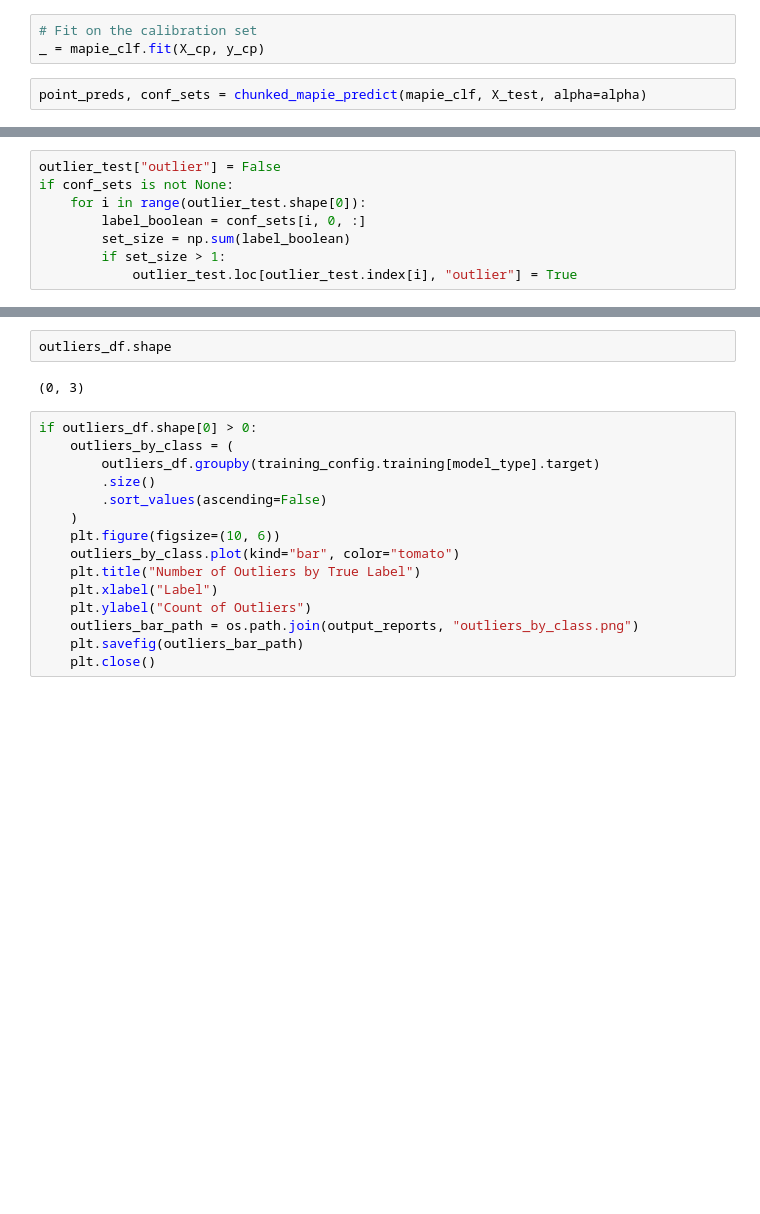
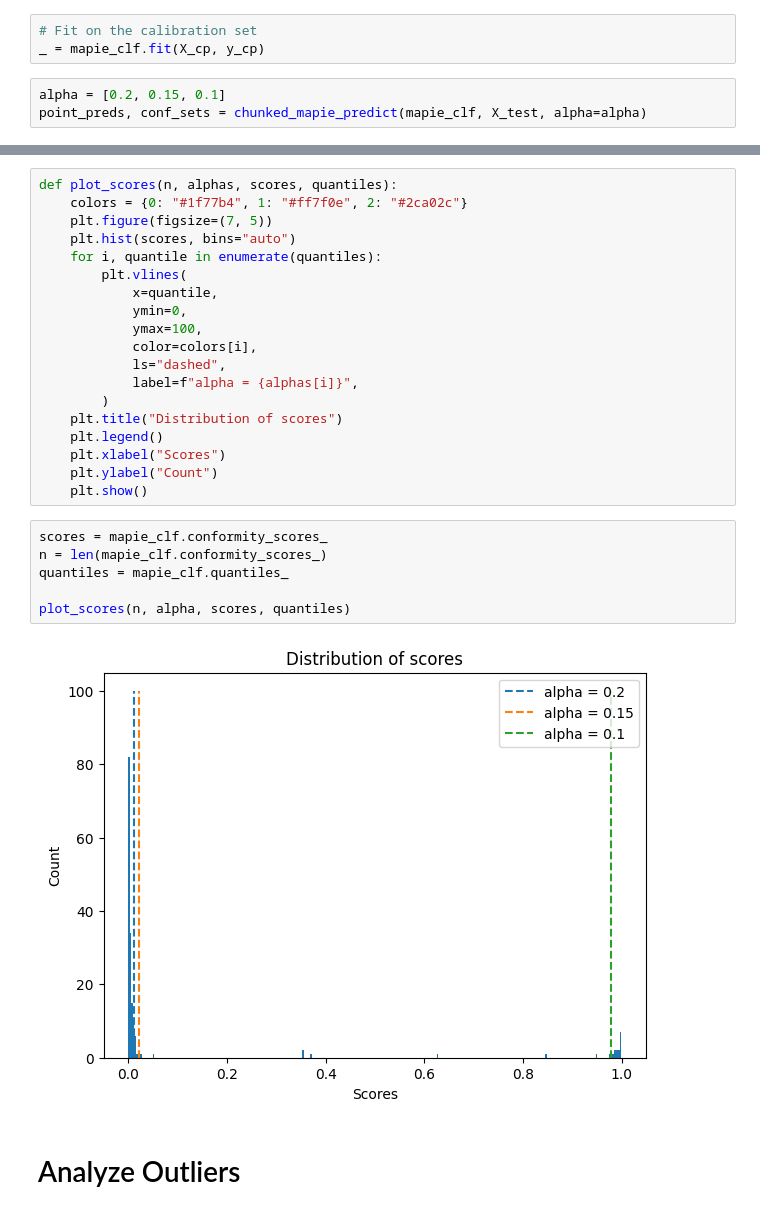
Before and after one commit to voliveira-airzonecontrol/myzone, a Jupyter notebook: src/notebooks/conformal_prediction.ipynb, the cells around one changed output, grey strips where cells are left out. Saved outputs shown, nothing was run; the diff lists cells and outputs as text; blank space fills up the shorter version.

Commit message:
Incremental training done and model pretrained.

```diff
--- a/src/notebooks/conformal_prediction.ipynb
+++ b/src/notebooks/conformal_prediction.ipynb
@@ -84,4 +93,5 @@ mapie_clf = MapieClassifier(
 # Fit on the calibration set
 _ = mapie_clf.fit(X_cp, y_cp)
 # %%
+alpha = [0.2, 0.15, 0.1]
 point_preds, conf_sets = chunked_mapie_predict(mapie_clf, X_test, alpha=alpha)
@@ -98,8 +97,0 @@ outlier_test = pd.concat([X_test, y_test], axis=1)
-# %%
-outlier_test["outlier"] = False
-if conf_sets is not None:
-    for i in range(outlier_test.shape[0]):
-        label_boolean = conf_sets[i, 0, :]
-        set_size = np.sum(label_boolean)
-        if set_size > 1:
-            outlier_test.loc[outlier_test.index[i], "outlier"] = True
@@ -154,19 +98,29 @@ if conf_sets is not None:
-# %%
-outliers_df.shape
-# %% [output]
-(0, 3)
-# %%
-if outliers_df.shape[0] > 0:
-    outliers_by_class = (
-        outliers_df.groupby(training_config.training[model_type].target)
-        .size()
-        .sort_values(ascending=False)
-    )
-    plt.figure(figsize=(10, 6))
-    outliers_by_class.plot(kind="bar", color="tomato")
-    plt.title("Number of Outliers by True Label")
-    plt.xlabel("Label")
-    plt.ylabel("Count of Outliers")
-    outliers_bar_path = os.path.join(output_reports, "outliers_by_class.png")
-    plt.savefig(outliers_bar_path)
-    plt.close()
+# %%
+def plot_scores(n, alphas, scores, quantiles):
+    colors = {0: "#1f77b4", 1: "#ff7f0e", 2: "#2ca02c"}
+    plt.figure(figsize=(7, 5))
+    plt.hist(scores, bins="auto")
+    for i, quantile in enumerate(quantiles):
+        plt.vlines(
+            x=quantile,
+            ymin=0,
+            ymax=100,
+            color=colors[i],
+            ls="dashed",
+            label=f"alpha = {alphas[i]}",
+        )
+    plt.title("Distribution of scores")
+    plt.legend()
+    plt.xlabel("Scores")
+    plt.ylabel("Count")
+    plt.show()
+# %%
+scores = mapie_clf.conformity_scores_
+n = len(mapie_clf.conformity_scores_)
+quantiles = mapie_clf.quantiles_
+
+plot_scores(n, alpha, scores, quantiles)
+# %% [output]
+[figure, added]
+# %% [markdown]
+# Analyze Outliers
```
Also changed, not shown: parts of 12 cells of this notebook, 21 other files.
